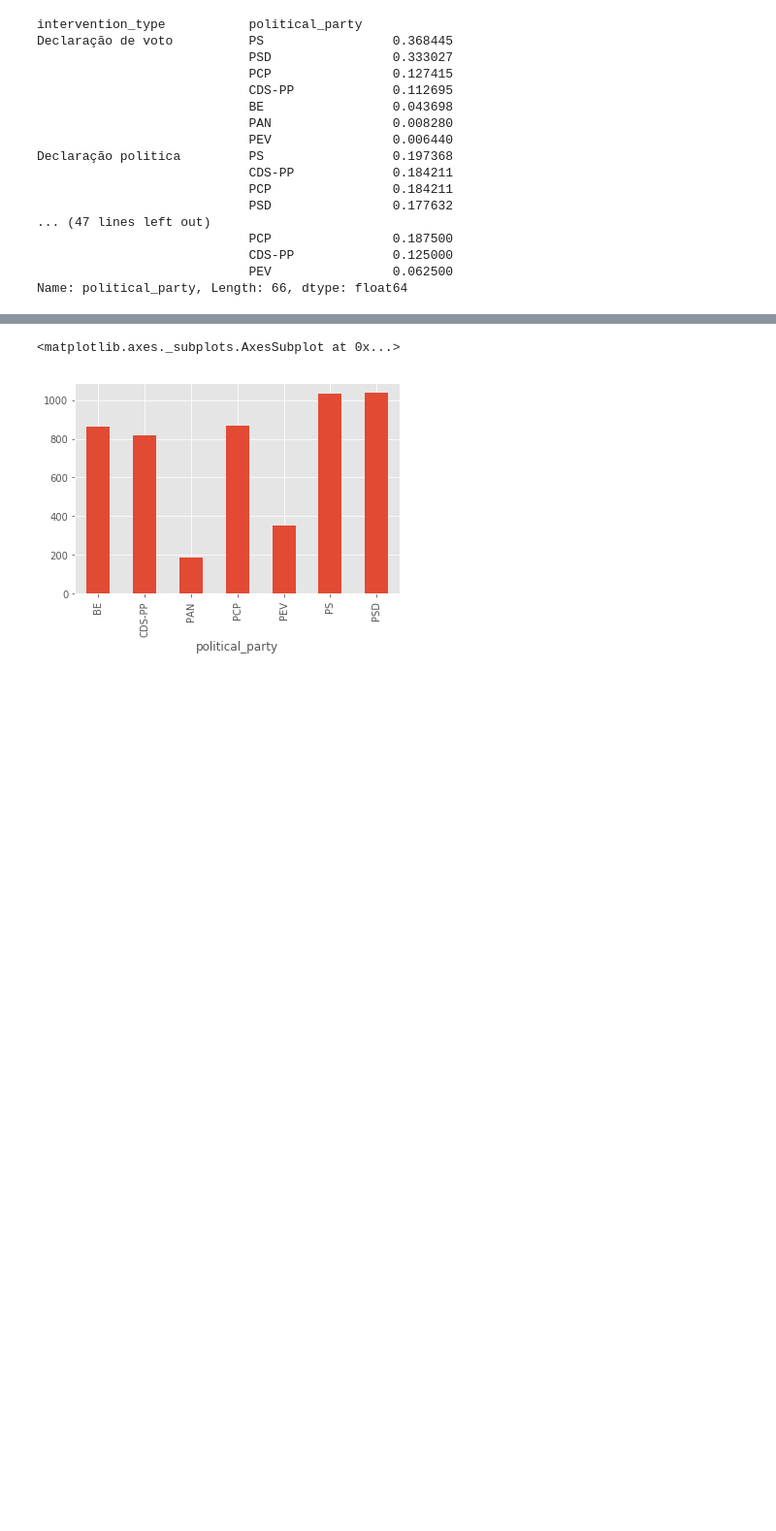
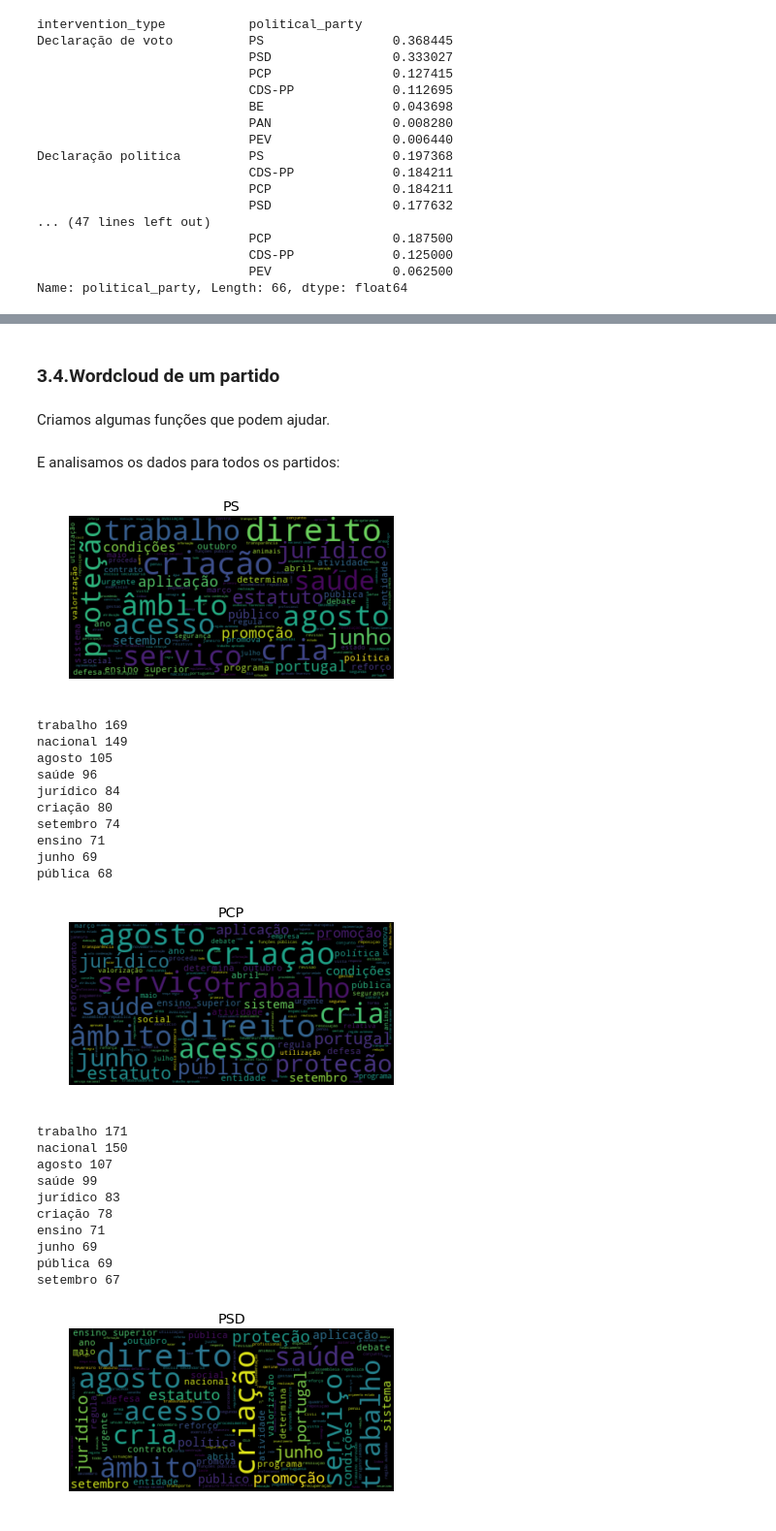
Before and after one commit to duarteocarmo/assembleia, a Jupyter notebook: Analise.ipynb, the cells around one changed output, grey strips where cells are left out. Shown at 97% size. Cells and saved outputs as stored; diff of their text form; code cells hidden in the pictures; blank space fills up the shorter version.

```diff
--- a/Analise.ipynb
+++ b/Analise.ipynb
@@ -322,5 +252,4 @@ plt.legend()
-# %%
-assembleia[(assembleia.intervention_type==u'Intervenção')].groupby('political_party').intervention_type.count().plot(kind='bar')
-# %% [output]
-<matplotlib.axes._subplots.AxesSubplot at 0x...>
-[figure, removed]
+# %% [markdown]
+### 3.4.Wordcloud de um partido
+# %% [markdown]
+Criamos algumas funções que podem ajudar.
@@ -326,0 +284,52 @@ assembleia[(assembleia.intervention_type==u'Intervenção')].groupby('political_
+# %%
+def most_common_words(party, size_of_list):
+    """
+    Returns a list of the most commonly used words in a list of tokens
+    """
+    party_text_tokens = tokenized_text(party)
+    fd = nltk.FreqDist(party_text_tokens)
+    for word in fd.most_common(size_of_list):
+        print word[0], word[1]
+# %%
+def word_cloud(party):
+    """
+    Returns a wordcloud from tokens
+    """
+    party_text_tokens = tokenized_text(party)
+    clean_party_text = " ".join(party_text_tokens)
+    wordcloud = WordCloud(max_font_size=40).generate(clean_party_text)
+    plt.figure()
+    plt.title(party)
+    plt.imshow(wordcloud, interpolation="bilinear")
+    plt.axis("off")
+    plt.show()
+# %% [markdown]
+E analisamos os dados para todos os partidos:
+# %%
+for party in party_names:
+    word_cloud(party)
+    most_common_words(party, 10)
+# %% [output]
+[figure, added]
+trabalho 169
+nacional 149
+agosto 105
+saúde 96
+jurídico 84
+criação 80
+setembro 74
+ensino 71
+junho 69
+pública 68
+[figure, added]
+trabalho 171
+nacional 150
+agosto 107
+saúde 99
+jurídico 83
+criação 78
+ensino 71
+junho 69
+pública 69
+setembro 67
+[figure, added]
```
Also changed, not shown: parts of 51 cells of this notebook.
